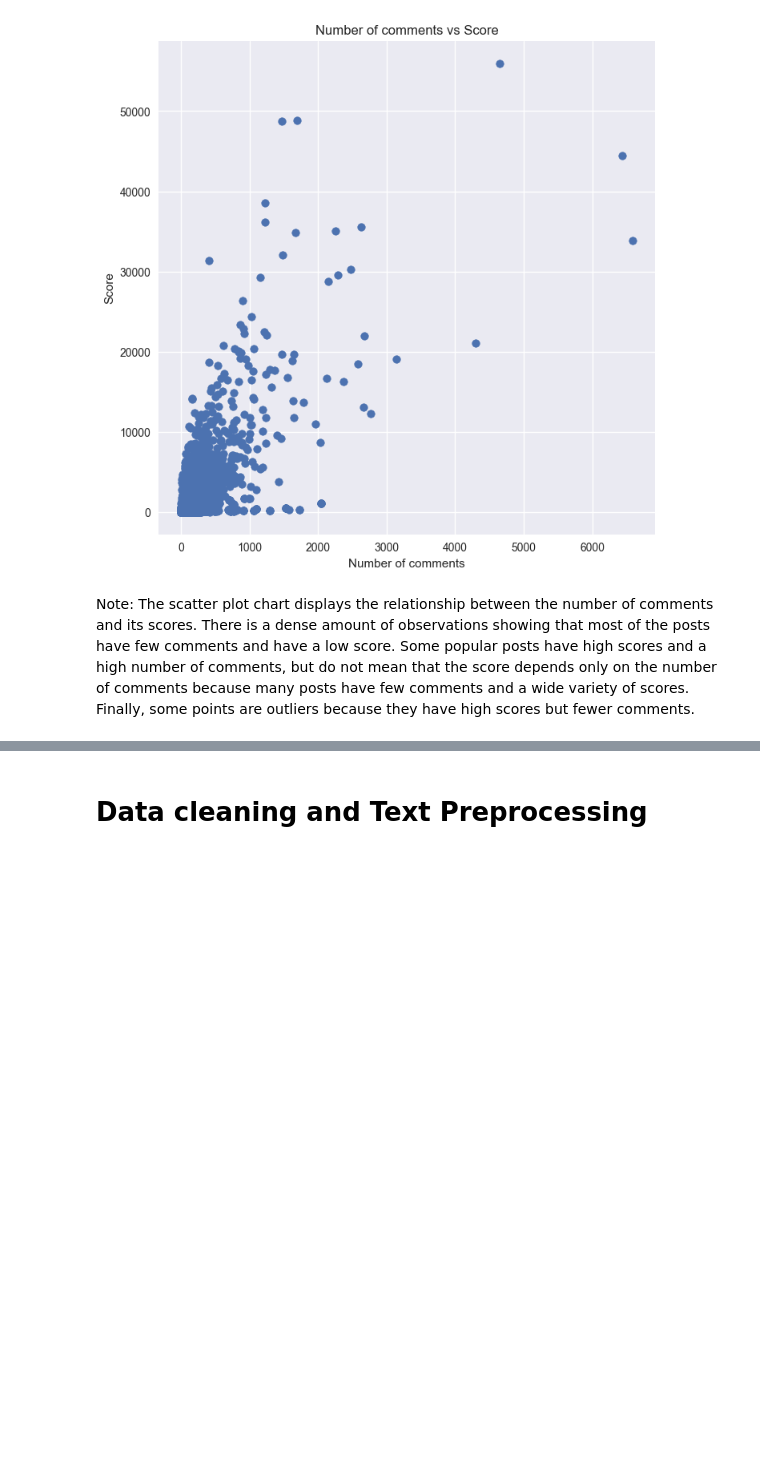
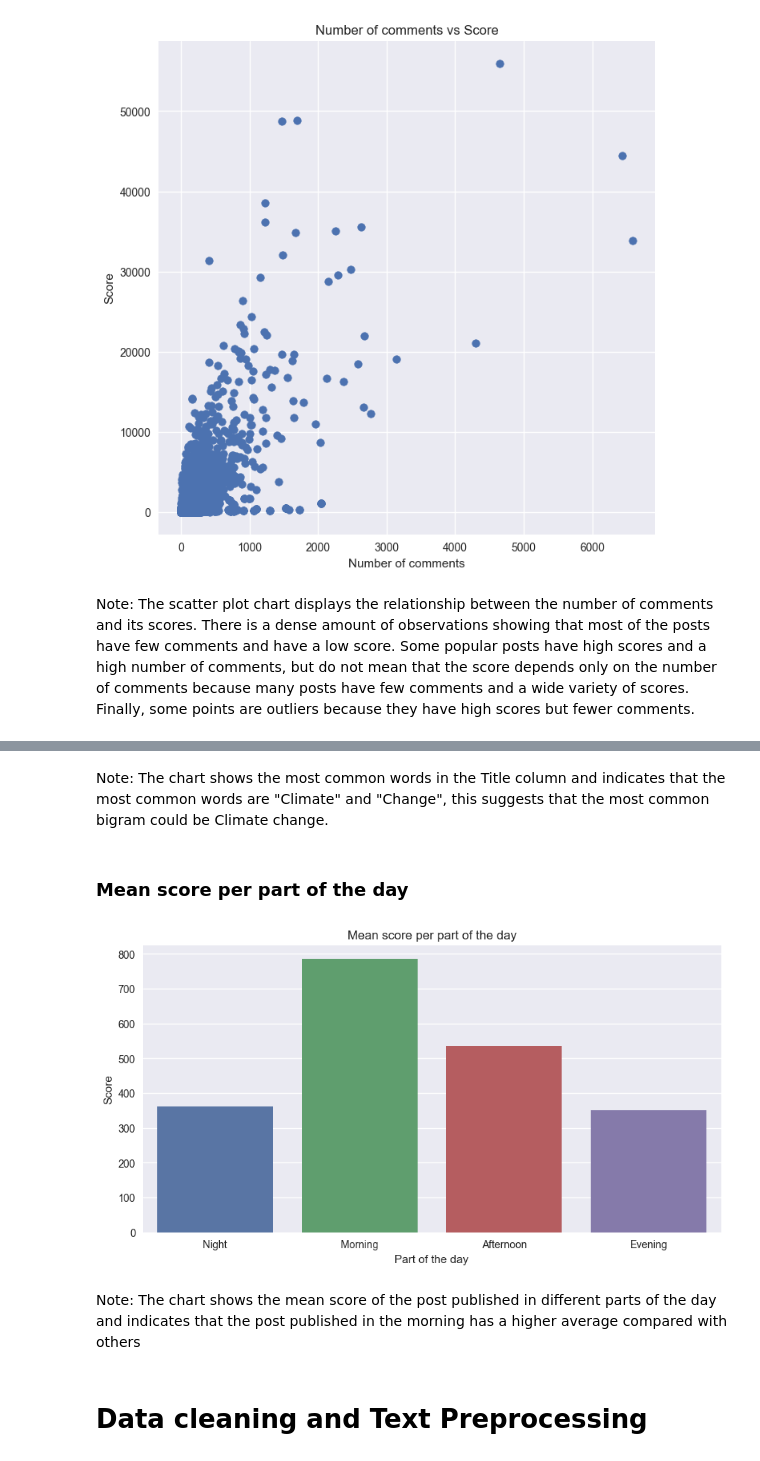
Before and after one commit to mlgomez0/advanced_python_project, a Jupyter notebook: notebooks/climate_change.ipynb, the cells around one changed output, grey strips where cells are left out. Cells and saved outputs as stored; diff of their text form; code cells hidden in the pictures; blank space fills up the shorter version.

```diff
--- a/notebooks/climate_change.ipynb
+++ b/notebooks/climate_change.ipynb
@@ -490,3 +565,27 @@ Note: The scatter plot chart displays the relationship between the number of com
+# %% [markdown]
+Note: The chart shows the most common words in the Title column and indicates that the most common words are "Climate" and "Change", this suggests that the most common bigram could be Climate change.
+# %% [markdown]
+### Mean score per part of the day
+# %%
+def plot_mean_score_per_part_of_day():
+
+    # Group data
+    grouped_data = data.groupby(by='TimeOfDay').agg({ 'Score': 'mean'}).reset_index()
+
+    # Plot
+    plt.figure(figsize=(10, 5))
+    sns.barplot(data=grouped_data, x='TimeOfDay', y='Score')
+    plt.xticks(labels=['Night', 'Morning', 'Afternoon', 'Evening'], ticks=[*range(0, 4)])
+    plt.title('Mean score per part of the day')
+    plt.xlabel('Part of the day')
+    plt.ylabel('Score')
+    plt.show();
+
+plot_mean_score_per_part_of_day()
+# %% [output]
+[figure, added]
+# %% [markdown]
+Note: The chart shows the mean score of the post published in different parts of the day and indicates that the post published in the morning has a higher average compared with others
 # %% [markdown]
 # Data cleaning and Text Preprocessing
 # %%
```
Also changed, not shown: parts of 20 cells of this notebook.
